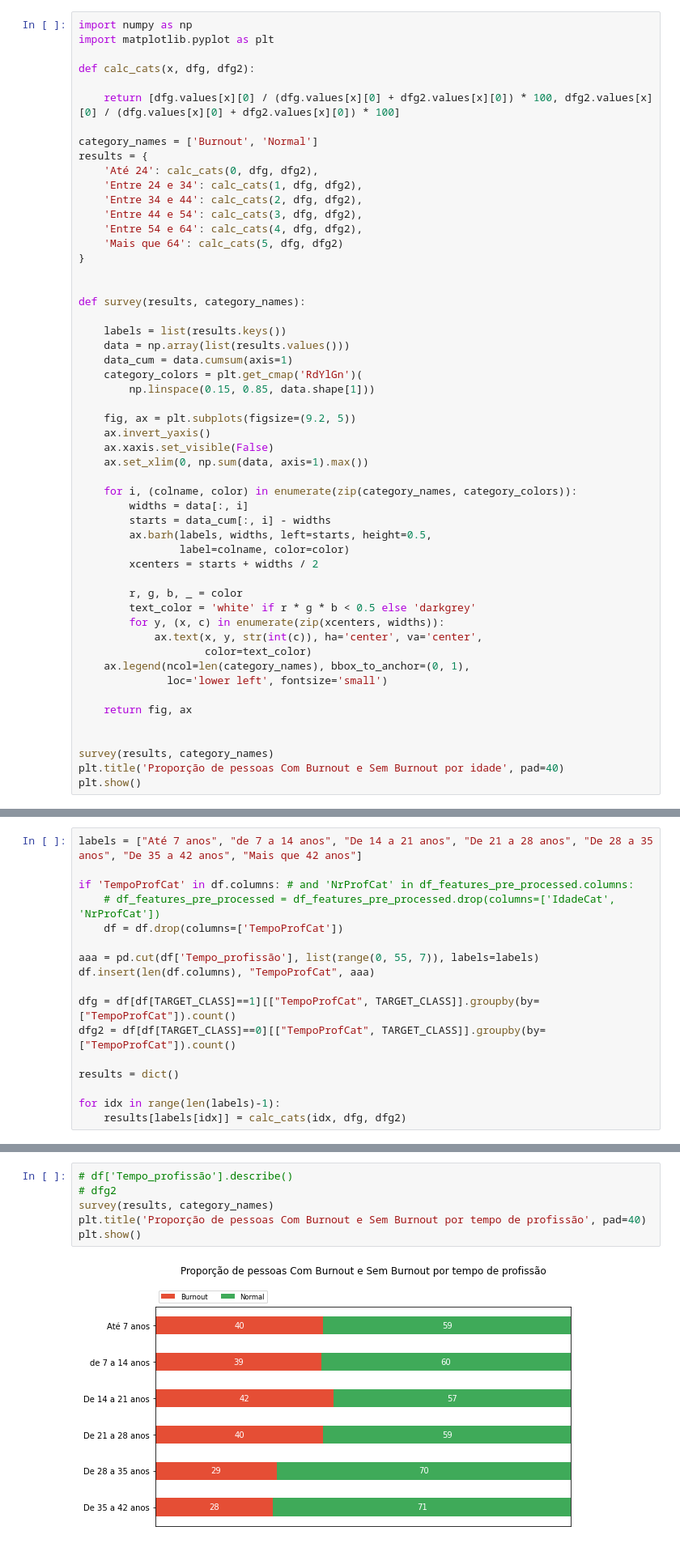
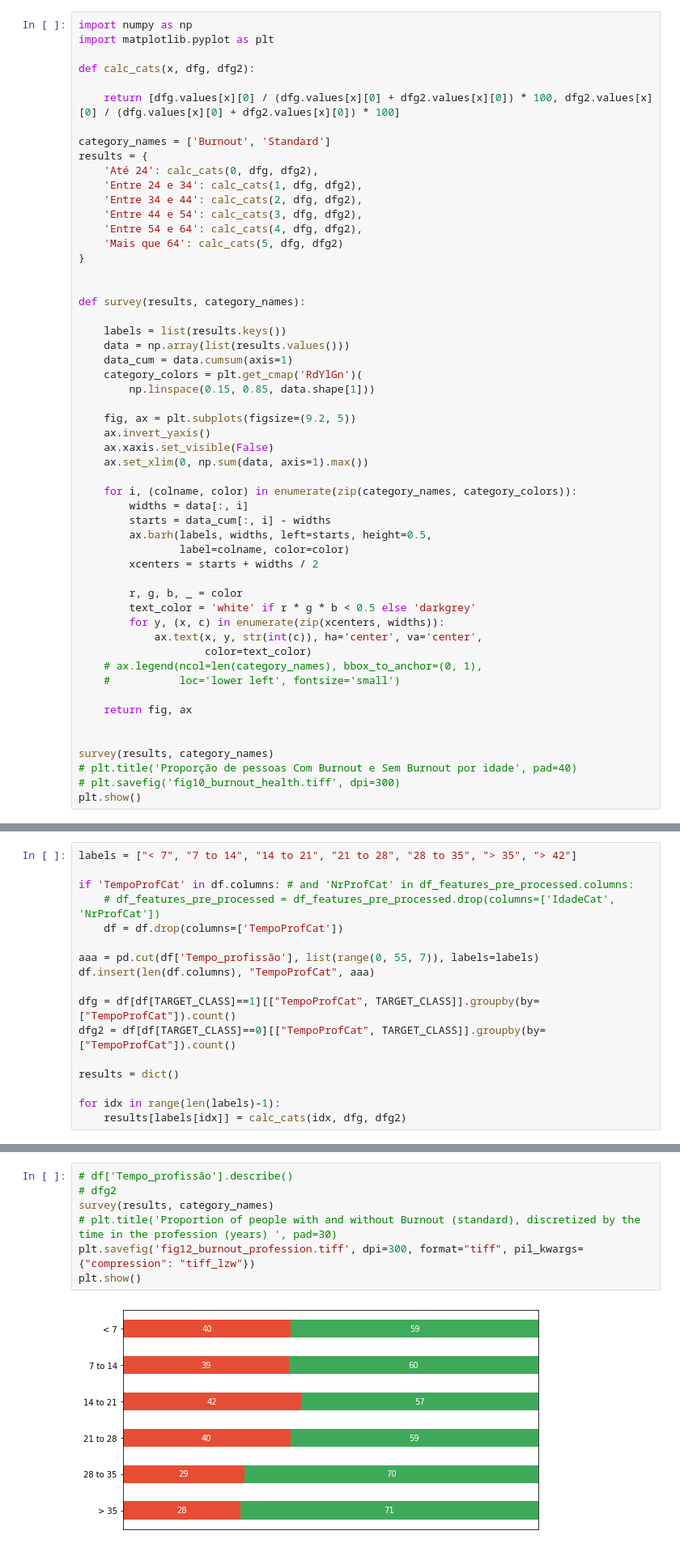
Before and after one commit to ralphrass/burnout, a Jupyter notebook: BurnoutPosAnalysis.ipynb, the cells around one changed output, grey strips where cells are left out. Shown at 81% size. Drawn from its saved outputs; the diff is of its cells as text.

```diff
--- a/BurnoutPosAnalysis.ipynb
+++ b/BurnoutPosAnalysis.ipynb
@@ -30,7 +30,7 @@ def calc_cats(x, dfg, dfg2):
 
     return [dfg.values[x][0] / (dfg.values[x][0] + dfg2.values[x][0]) * 100, dfg2.values[x][0] / (dfg.values[x][0] + dfg2.values[x][0]) * 100]
 
-category_names = ['Burnout', 'Normal']
+category_names = ['Burnout', 'Standard']
 results = {
     'Até 24': calc_cats(0, dfg, dfg2),
     'Entre 24 e 34': calc_cats(1, dfg, dfg2),
@@ -66,13 +66,14 @@ def survey(results, category_names):
         for y, (x, c) in enumerate(zip(xcenters, widths)):
             ax.text(x, y, str(int(c)), ha='center', va='center',
                     color=text_color)
-    ax.legend(ncol=len(category_names), bbox_to_anchor=(0, 1),
-              loc='lower left', fontsize='small')
+    # ax.legend(ncol=len(category_names), bbox_to_anchor=(0, 1),
+    #           loc='lower left', fontsize='small')
 
     return fig, ax
 
 
 survey(results, category_names)
-plt.title('Proporção de pessoas Com Burnout e Sem Burnout por idade', pad=40)
+# plt.title('Proporção de pessoas Com Burnout e Sem Burnout por idade', pad=40)
+# plt.savefig('fig10_burnout_health.tiff', dpi=300)
 plt.show()
 # %% [output]
@@ -191,7 +193,7 @@ plt.show()
 # %% [markdown]
 # Burnout por Tempo Profissão
 # %%
-labels = ["Até 7 anos", "de 7 a 14 anos", "De 14 a 21 anos", "De 21 a 28 anos", "De 28 a 35 anos", "De 35 a 42 anos", "Mais que 42 anos"]
+labels = ["< 7", "7 to 14", "14 to 21", "21 to 28", "28 to 35", "> 35", "> 42"]
 
 if 'TempoProfCat' in df.columns: # and 'NrProfCat' in df_features_pre_processed.columns:
     # df_features_pre_processed = df_features_pre_processed.drop(columns=['IdadeCat', 'NrProfCat'])
@@ -219,11 +221,12 @@ results
 # %%
 # df['Tempo_profissão'].describe()
 # dfg2
 survey(results, category_names)
-plt.title('Proporção de pessoas Com Burnout e Sem Burnout por tempo de profissão', pad=40)
+# plt.title('Proportion of people with and without Burnout (standard), discretized by the time in the profession (years) ', pad=30)
+plt.savefig('fig12_burnout_profession.tiff', dpi=300, format="tiff", pil_kwargs={"compression": "tiff_lzw"})
 plt.show()
 # %% [output]
-[figure, old version]
+[figure, new version]
 # %% [markdown]
 # Qual o perfil de risco do profissional com Burnout?
 # %%
```
Also changed, not shown: parts of 8 cells of this notebook, 3 other files.
